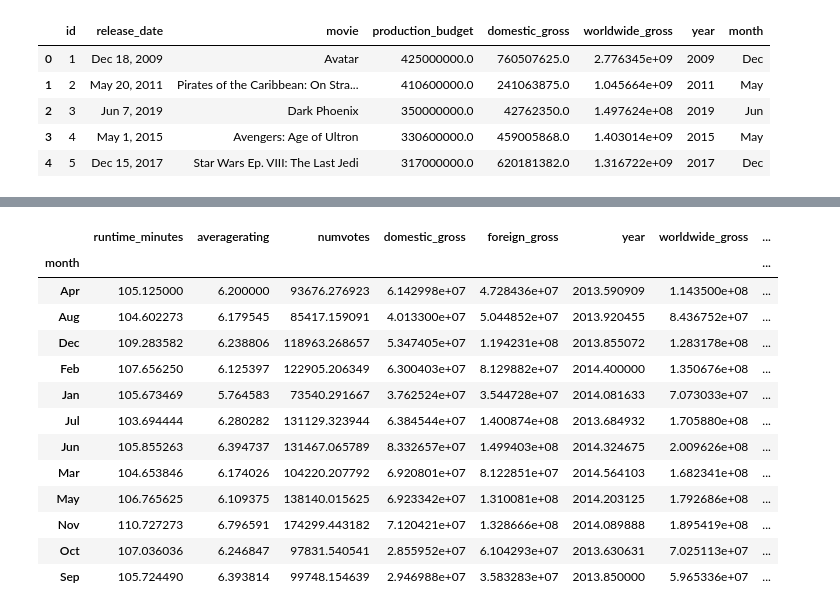
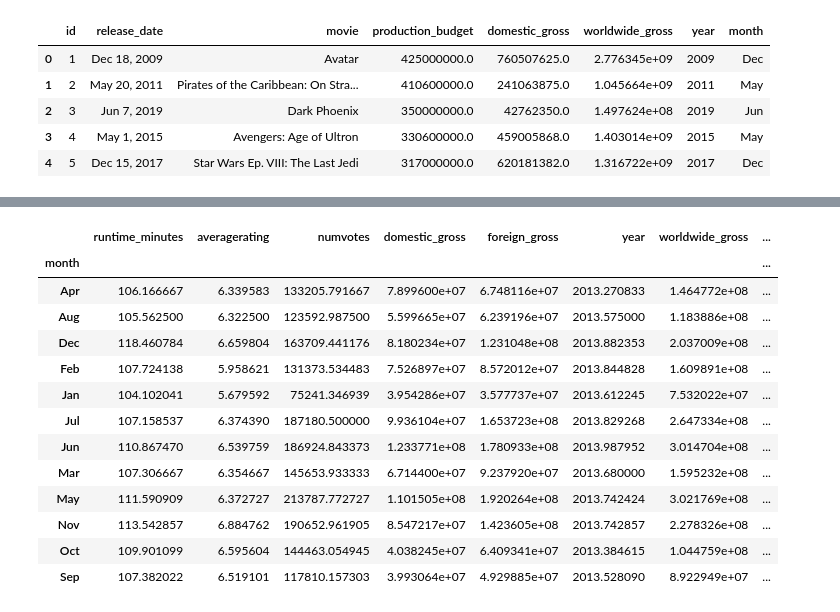
Before and after one commit to bentoler22/Flatiron_Phase_1_Project, a Jupyter notebook: student.ipynb, the cells around one changed output, grey strips where cells are left out. Saved outputs shown, nothing was run; the diff lists cells and outputs as text; code cells hidden in the pictures.

```diff
--- a/student.ipynb
+++ b/student.ipynb
@@ -256,7 +317,7 @@ movie2_df
 # %%
-joined_movies = movie_df.merge(movie2_df[['title', 'production_budget', 'year', 'month']]
+joined_movies = movie_df.merge(movie_2_df[['primary_title', 'production_budget', 'year', 'month']]
                                           ,how='inner',
-                               left_on=['title','year'],
-                               right_on=['title', 'year'])
+                               left_on=['primary_title','year'],
+                               right_on=['primary_title', 'year'])
 joined_movies
 # %% [output]
@@ -276,5 +337,5 @@ joined_movies
 # %%
-total_df = pd.concat([joined_movies, movie_df, movie2_df])
+total_movie_df = pd.concat([joined_movies, movie_df, movie_2_df])
 # %%
-total_df.drop_duplicates('title', keep='first', inplace=True)
+total_movie_df.drop_duplicates('title', keep='first', inplace=True)
 # %%
@@ -284,3 +345,3 @@ total_df.shape
 # %%
-total_df['worldwide_net_profit'] = total_df.worldwide_gross - total_df.production_budget
+total_movie_df['worldwide_net_profit'] = total_df.worldwide_gross - total_df.production_budget
 # %%
@@ -295,21 +356,21 @@ total_df.head()
 # %%
-grouped = total_df.groupby('month').mean()
+grouped = total_movie_df.groupby('month').mean()
 grouped
 # %% [output]
 |  | runtime_minutes | averagerating | numvotes | domestic_gross | foreign_gross | year | worldwide_gross | ... |
 | month |  |  |  |  |  |  |  | ... |
-| Apr | 105.125000 | 6.200000 | 93676.276923 | 6.142998e+07 | 4.728436e+07 | 2013.590909 | 1.143500e+08 | ... |
-| Aug | 104.602273 | 6.179545 | 85417.159091 | 4.013300e+07 | 5.044852e+07 | 2013.920455 | 8.436752e+07 | ... |
-| Dec | 109.283582 | 6.238806 | 118963.268657 | 5.347405e+07 | 1.194231e+08 | 2013.855072 | 1.283178e+08 | ... |
-| Feb | 107.656250 | 6.125397 | 122905.206349 | 6.300403e+07 | 8.129882e+07 | 2014.400000 | 1.350676e+08 | ... |
-| Jan | 105.673469 | 5.764583 | 73540.291667 | 3.762524e+07 | 3.544728e+07 | 2014.081633 | 7.073033e+07 | ... |
-| Jul | 103.694444 | 6.280282 | 131129.323944 | 6.384544e+07 | 1.400874e+08 | 2013.684932 | 1.705880e+08 | ... |
-| Jun | 105.855263 | 6.394737 | 131467.065789 | 8.332657e+07 | 1.499403e+08 | 2014.324675 | 2.009626e+08 | ... |
-| Mar | 104.653846 | 6.174026 | 104220.207792 | 6.920801e+07 | 8.122851e+07 | 2014.564103 | 1.682341e+08 | ... |
-| May | 106.765625 | 6.109375 | 138140.015625 | 6.923342e+07 | 1.310081e+08 | 2014.203125 | 1.792686e+08 | ... |
-| Nov | 110.727273 | 6.796591 | 174299.443182 | 7.120421e+07 | 1.328666e+08 | 2014.089888 | 1.895419e+08 | ... |
-| Oct | 107.036036 | 6.246847 | 97831.540541 | 2.855952e+07 | 6.104293e+07 | 2013.630631 | 7.025113e+07 | ... |
-| Sep | 105.724490 | 6.393814 | 99748.154639 | 2.946988e+07 | 3.583283e+07 | 2013.850000 | 5.965336e+07 | ... |
+| Apr | 106.166667 | 6.339583 | 133205.791667 | 7.899600e+07 | 6.748116e+07 | 2013.270833 | 1.464772e+08 | ... |
+| Aug | 105.562500 | 6.322500 | 123592.987500 | 5.599665e+07 | 6.239196e+07 | 2013.575000 | 1.183886e+08 | ... |
+| Dec | 118.460784 | 6.659804 | 163709.441176 | 8.180234e+07 | 1.231048e+08 | 2013.882353 | 2.037009e+08 | ... |
+| Feb | 107.724138 | 5.958621 | 131373.534483 | 7.526897e+07 | 8.572012e+07 | 2013.844828 | 1.609891e+08 | ... |
+| Jan | 104.102041 | 5.679592 | 75241.346939 | 3.954286e+07 | 3.577737e+07 | 2013.612245 | 7.532022e+07 | ... |
+| Jul | 107.158537 | 6.374390 | 187180.500000 | 9.936104e+07 | 1.653723e+08 | 2013.829268 | 2.647334e+08 | ... |
+| Jun | 110.867470 | 6.539759 | 186924.843373 | 1.233771e+08 | 1.780933e+08 | 2013.987952 | 3.014704e+08 | ... |
+| Mar | 107.306667 | 6.354667 | 145653.933333 | 6.714400e+07 | 9.237920e+07 | 2013.680000 | 1.595232e+08 | ... |
+| May | 111.590909 | 6.372727 | 213787.772727 | 1.101505e+08 | 1.920264e+08 | 2013.742424 | 3.021769e+08 | ... |
+| Nov | 113.542857 | 6.884762 | 190652.961905 | 8.547217e+07 | 1.423605e+08 | 2013.742857 | 2.278326e+08 | ... |
+| Oct | 109.901099 | 6.595604 | 144463.054945 | 4.038245e+07 | 6.409341e+07 | 2013.384615 | 1.044759e+08 | ... |
+| Sep | 107.382022 | 6.519101 | 117810.157303 | 3.993064e+07 | 4.929885e+07 | 2013.528090 | 8.922949e+07 | ... |
 # %%
 order = [4, 8, 12, 2, 1, 7, 6, 3, 5, 11, 10, 9]
 # %%
```
Also changed, not shown: parts of 56 cells of this notebook.
